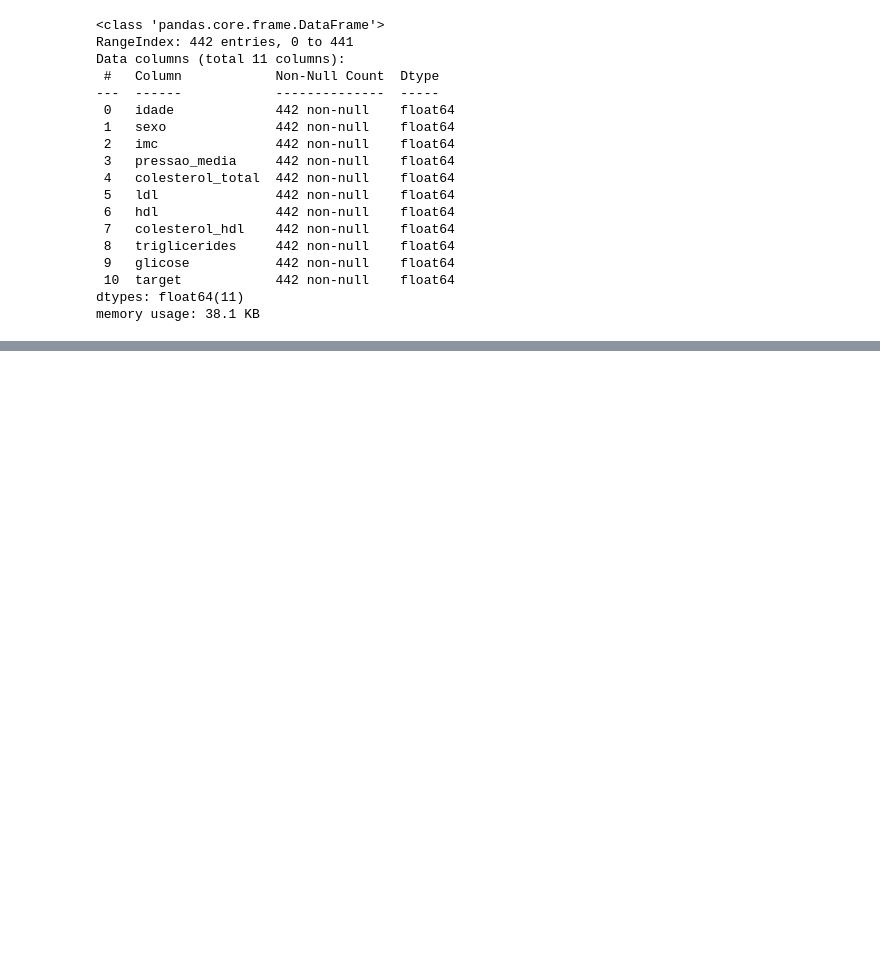
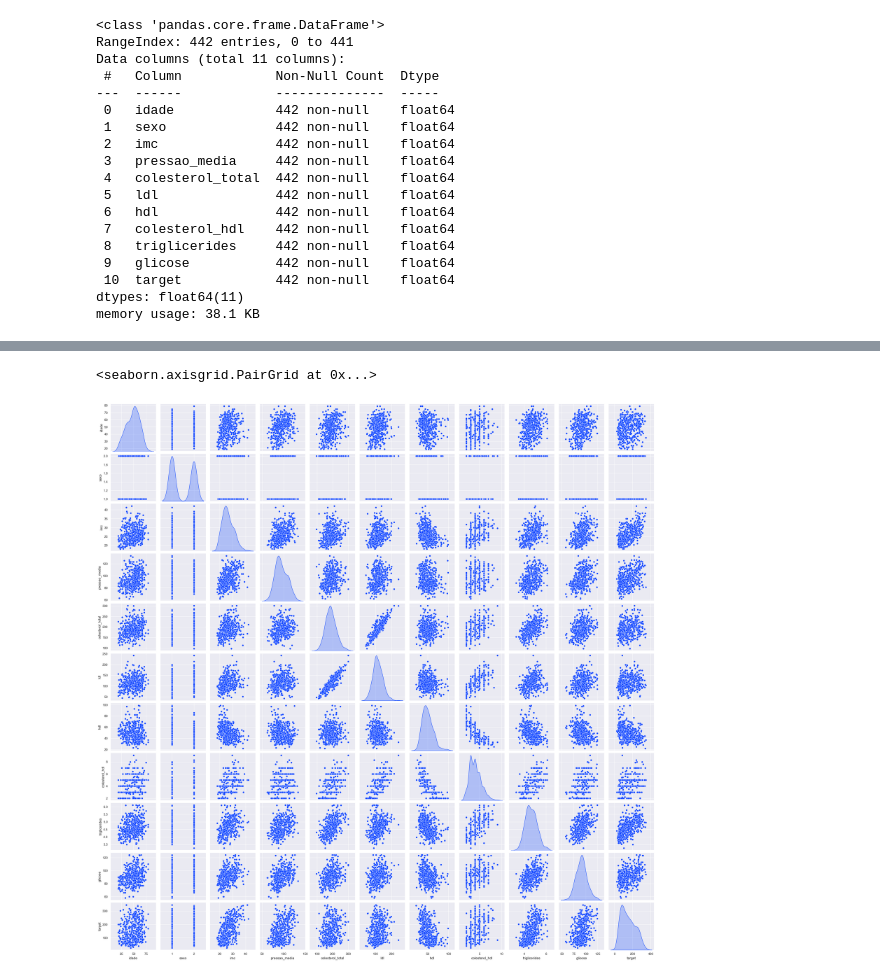
Before and after one commit to stephanyresque/Projeto_diabetes, a Jupyter notebook: notebooks/analise_exploratoria.ipynb, the cells around one changed output, grey strips where cells are left out. Cells and saved outputs as stored; diff of their text form; code cells hidden in the pictures; blank space fills up the shorter version.

```diff
--- a/notebooks/analise_exploratoria.ipynb
+++ b/notebooks/analise_exploratoria.ipynb
@@ -3,3 +1,10 @@ from sklearn.datasets import load_diabetes
+# %%
+import seaborn as sns
+import numpy as np
+import matplotlib.pyplot as plt
+from sklearn.datasets import load_diabetes
+
+sns.set_theme(palette = 'bright')
 # %%
 dados = load_diabetes(as_frame=True, scaled=False)
 
@@ -117,3 +122,8 @@ df.describe()
 | 50% | 50.000000 | 1.000000 | 25.700000 | 93.000000 | 186.000000 | 113.000000 | 48.000000 | 4.000000 | ... |
 | 75% | 59.000000 | 2.000000 | 29.275000 | 105.000000 | 209.750000 | 134.500000 | 57.750000 | 5.000000 | ... |
 | max | 79.000000 | 2.000000 | 42.200000 | 133.000000 | 301.000000 | 242.400000 | 99.000000 | 9.090000 | ... |
+# %%
+sns.pairplot(df, diag_kind='kde')
+# %% [output]
+<seaborn.axisgrid.PairGrid at 0x...>
+[figure, added]
```
Also changed, not shown: parts of 10 cells of this notebook.
